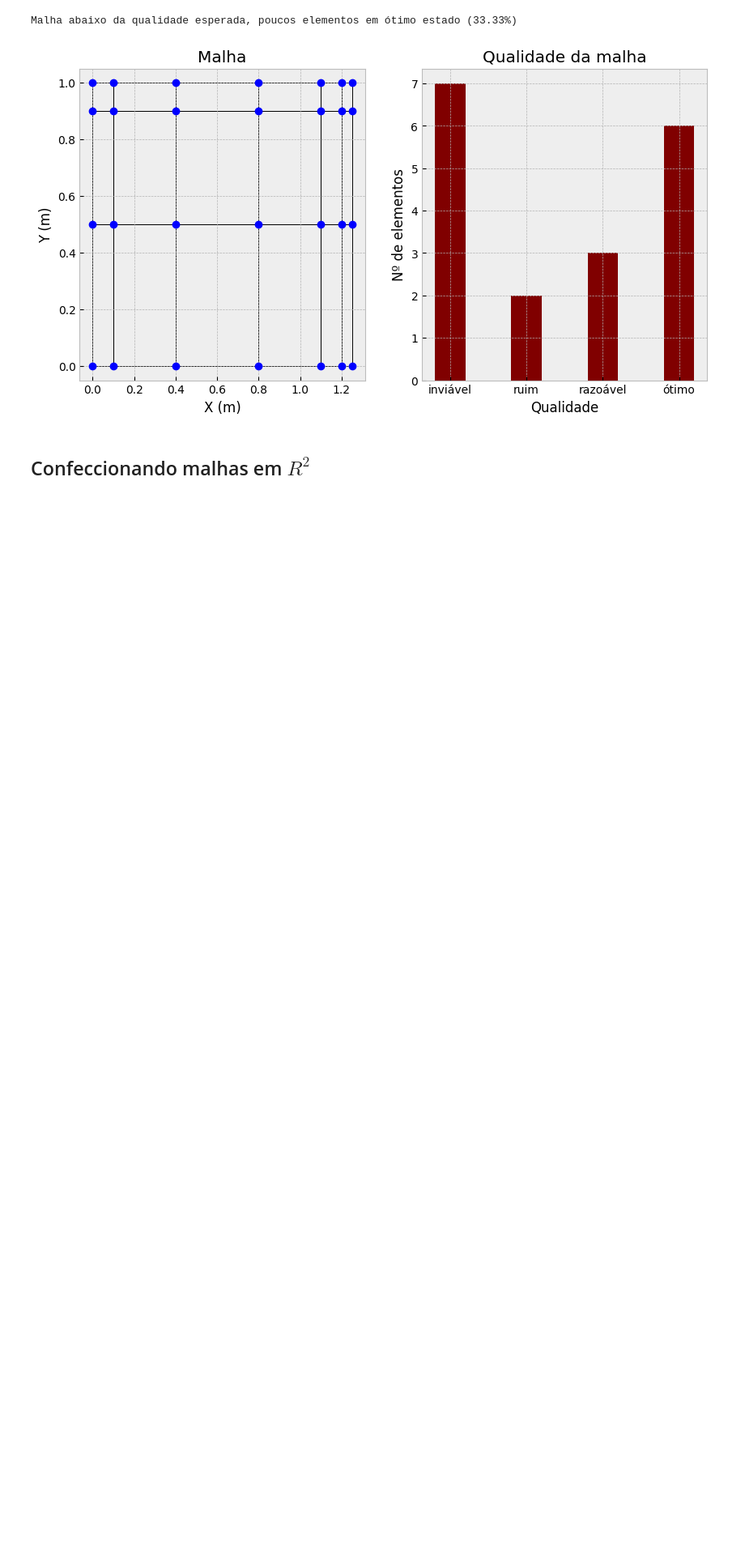
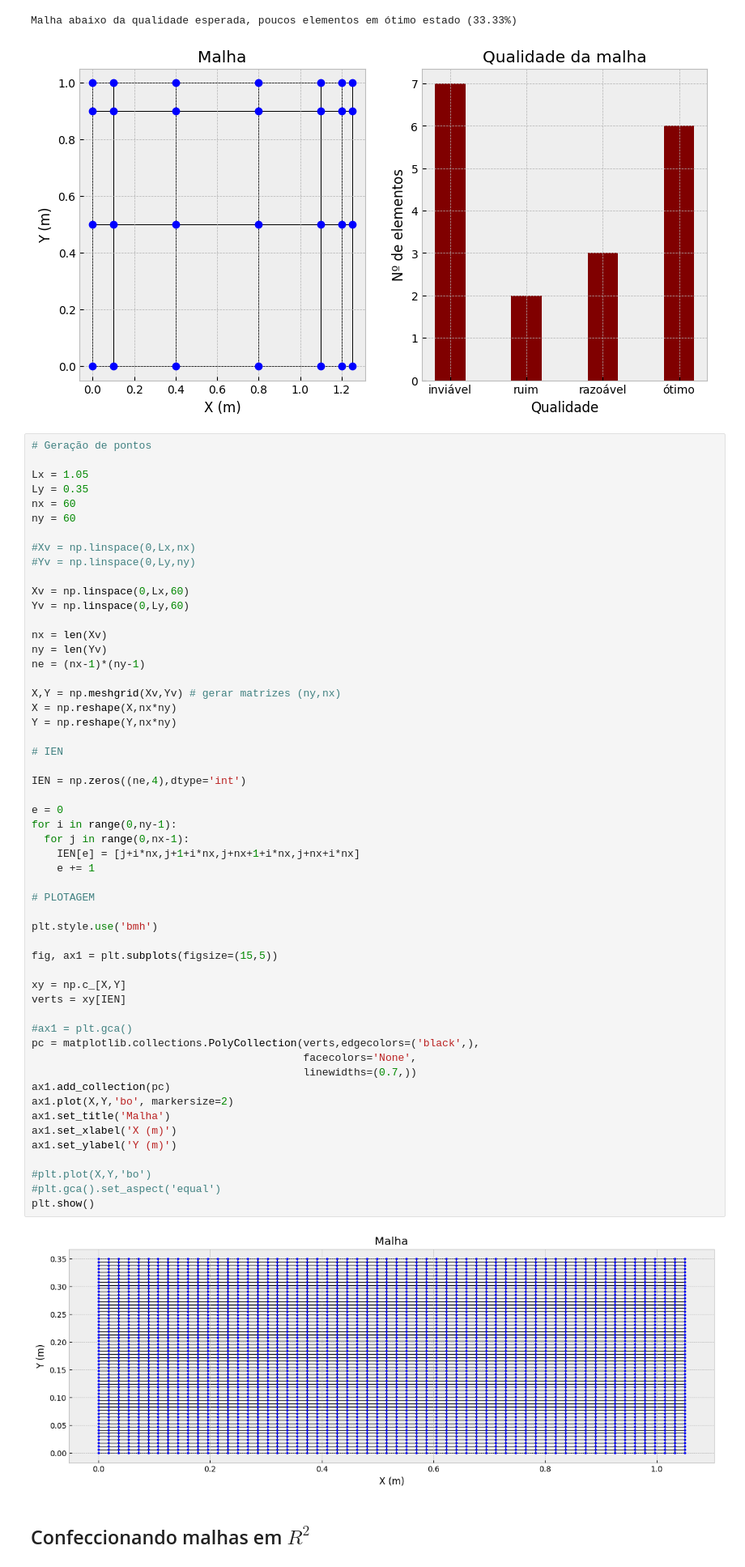
Before and after one commit to jpedro-rod/ElementosFinitos, a Jupyter notebook: Malhas_curvaturas.ipynb, the cells around one changed output. Shown at 81% size. Drawn from its saved outputs; the diff is of its cells as text; blank space fills up the shorter version.

```diff
--- a/Malhas_curvaturas.ipynb
+++ b/Malhas_curvaturas.ipynb
@@ -267,6 +267,62 @@ plt.show()
 # %% [output]
 Malha abaixo da qualidade esperada, poucos elementos em ótimo estado (33.33%)
 [figure]
+# %%
+# Geração de pontos
+
+Lx = 1.05
+Ly = 0.35
+nx = 60
+ny = 60
+
+#Xv = np.linspace(0,Lx,nx)
+#Yv = np.linspace(0,Ly,ny)
+
+Xv = np.linspace(0,Lx,60)
+Yv = np.linspace(0,Ly,60)
+
+nx = len(Xv)
+ny = len(Yv)
+ne = (nx-1)*(ny-1)
+
+X,Y = np.meshgrid(Xv,Yv) # gerar matrizes (ny,nx)
+X = np.reshape(X,nx*ny)
+Y = np.reshape(Y,nx*ny)
+
+# IEN
+
+IEN = np.zeros((ne,4),dtype='int')
+
+e = 0
+for i in range(0,ny-1):
+  for j in range(0,nx-1):
+    IEN[e] = [j+i*nx,j+1+i*nx,j+nx+1+i*nx,j+nx+i*nx]
+    e += 1
+
+# PLOTAGEM
+
+plt.style.use('bmh')
+
+fig, ax1 = plt.subplots(figsize=(15,5))
+
+xy = np.c_[X,Y]
+verts = xy[IEN]
+
+#ax1 = plt.gca()
+pc = matplotlib.collections.PolyCollection(verts,edgecolors=('black',),
+                                           facecolors='None',
+                                           linewidths=(0.7,))
+ax1.add_collection(pc)
+ax1.plot(X,Y,'bo', markersize=2)
+ax1.set_title('Malha')
+ax1.set_xlabel('X (m)')
+ax1.set_ylabel('Y (m)')
+
+#plt.plot(X,Y,'bo')
+#plt.gca().set_aspect('equal')
+plt.show()
+# %% [output]
+[figure, added]
 # %% [markdown]
 ## Confeccionando malhas em $R^2$
 # %%
```
Also changed, not shown: parts of 1 cell of this notebook, 1 other file.
